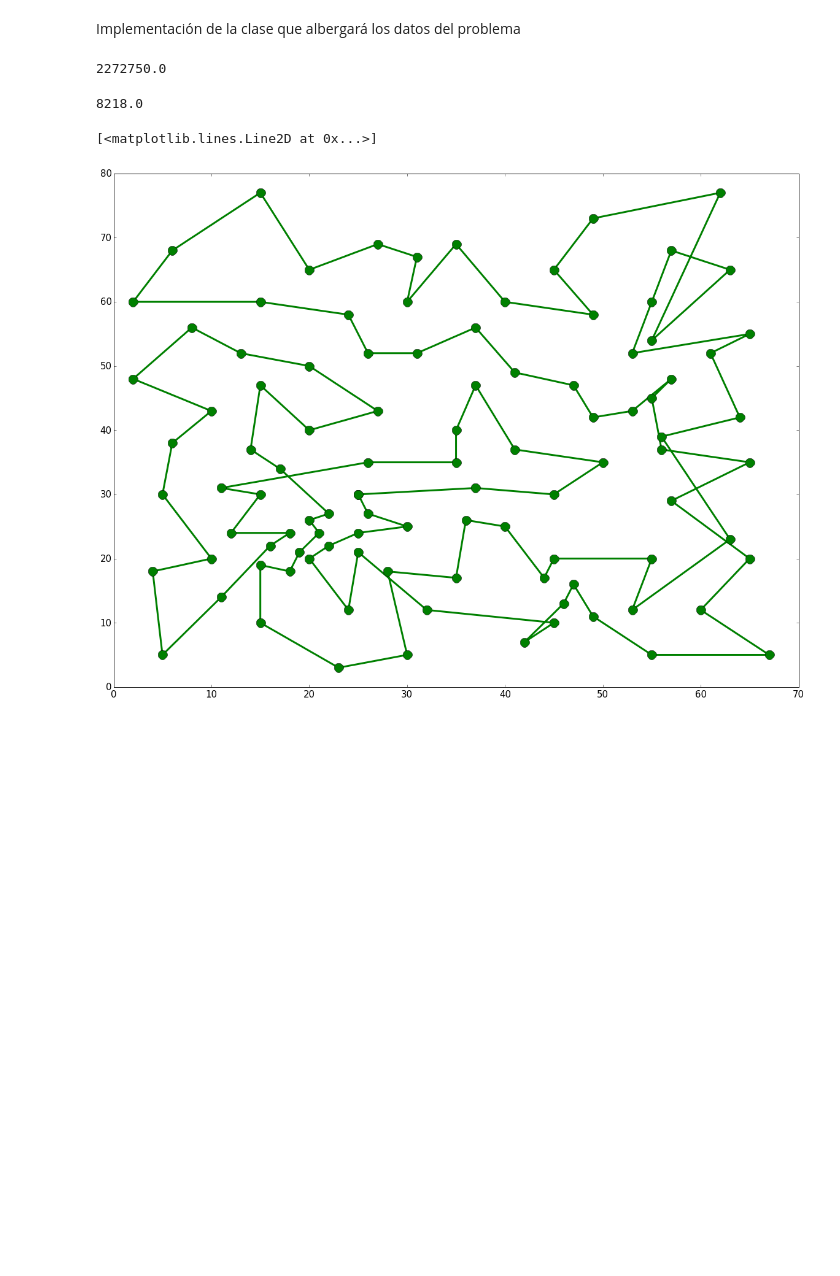
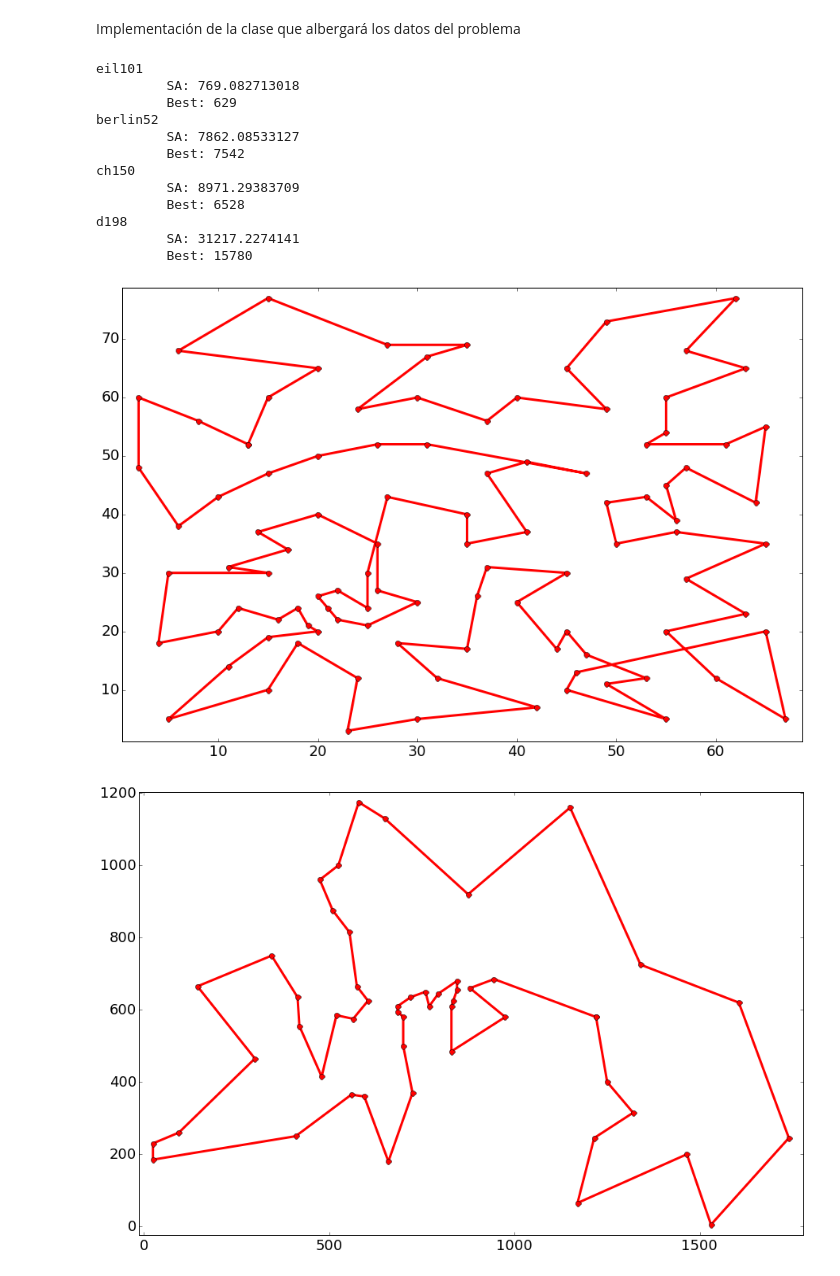
Before and after one commit to NCordon/tsp, a Jupyter notebook: tsp.ipynb, the cells around one changed output. Drawn from its saved outputs; the diff is of its cells as text; code cells hidden in the pictures; blank space fills up the shorter version.

Commit message:
Plot con todos los enfriamientos simulados TSP <- plot de la solución

```diff
--- a/tsp.ipynb
+++ b/tsp.ipynb
@@ -107,8 +126,11 @@ class TSP:
             ])
 # %%
 files = ['berlin52.tsp', 'ch150.tsp', 'd198.tsp', 'eil101.tsp']
-berlin = TSP('berlin52.tsp')
-eil = TSP('eil101.tsp')
 
-seed(12345678)
-soluciones = {}
+problems = {}
+sa_solutions = {}
+ts_solutions = {}
+best_solutions = {'berlin52': 7542,
+                  'ch150':    6528,
+                  'd198':     15780,
+                  'eil101':   629}
@@ -119,8 +136,0 @@ soluciones['eil'] = eil.simulated_annealing(10000, 10000, 0.999)
-# %%
-soluciones['berlin'].cost
-# %% [output]
-2272750.0
-# %%
-soluciones['eil'].cost
-# %% [output]
-8218.0
@@ -132,7 +137,31 @@ p_y = append(p_y, p_y[0])
-# %%
-matplotlib.rcParams.update({'font.size': 15, 'lines.linewidth':3})
-matplotlib.pyplot.figure(figsize=(20,15))
-matplotlib.pyplot.plot(p_x, p_y, marker='o', color='green', markersize=15)
-# %% [output]
-[<matplotlib.lines.Line2D at 0x...>]
-[figure, removed]
+# %%
+seed(12345678)
+
+for f in files:
+    name = f[:-4]
+    problems[name] = TSP(f)
+    size = len(problems[name].points)
+    n_iter = 10000
+    alpha = 0.95
+    sa_solutions[name] = problems[name].simulated_annealing(size*1e3, n_iter, alpha)
+# %%
+for name in problems:
+    print (name
+           + '\n\t SA: '   + str(sa_solutions[name].cost)
+           + '\n\t Best: ' + str(best_solutions[name]))
+    problems[name].print_solution(sa_solutions[name])
+# %% [output]
+eil101
+         SA: 769.082713018
+         Best: 629
+berlin52
+         SA: 7862.08533127
+         Best: 7542
+ch150
+         SA: 8971.29383709
+         Best: 6528
+d198
+         SA: 31217.2274141
+         Best: 15780
+[figure, added]
+[figure, added]
```
Also changed, not shown: parts of 5 cells of this notebook, 1 other file.
